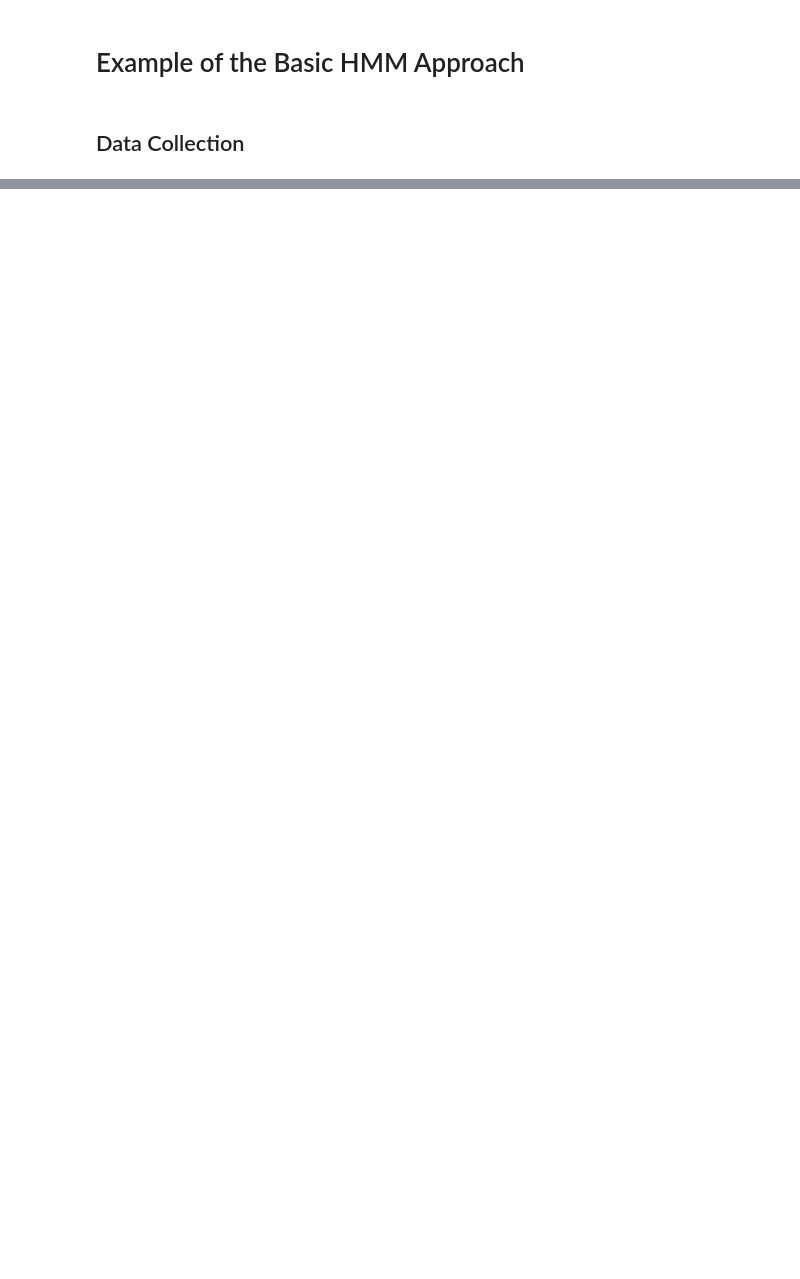
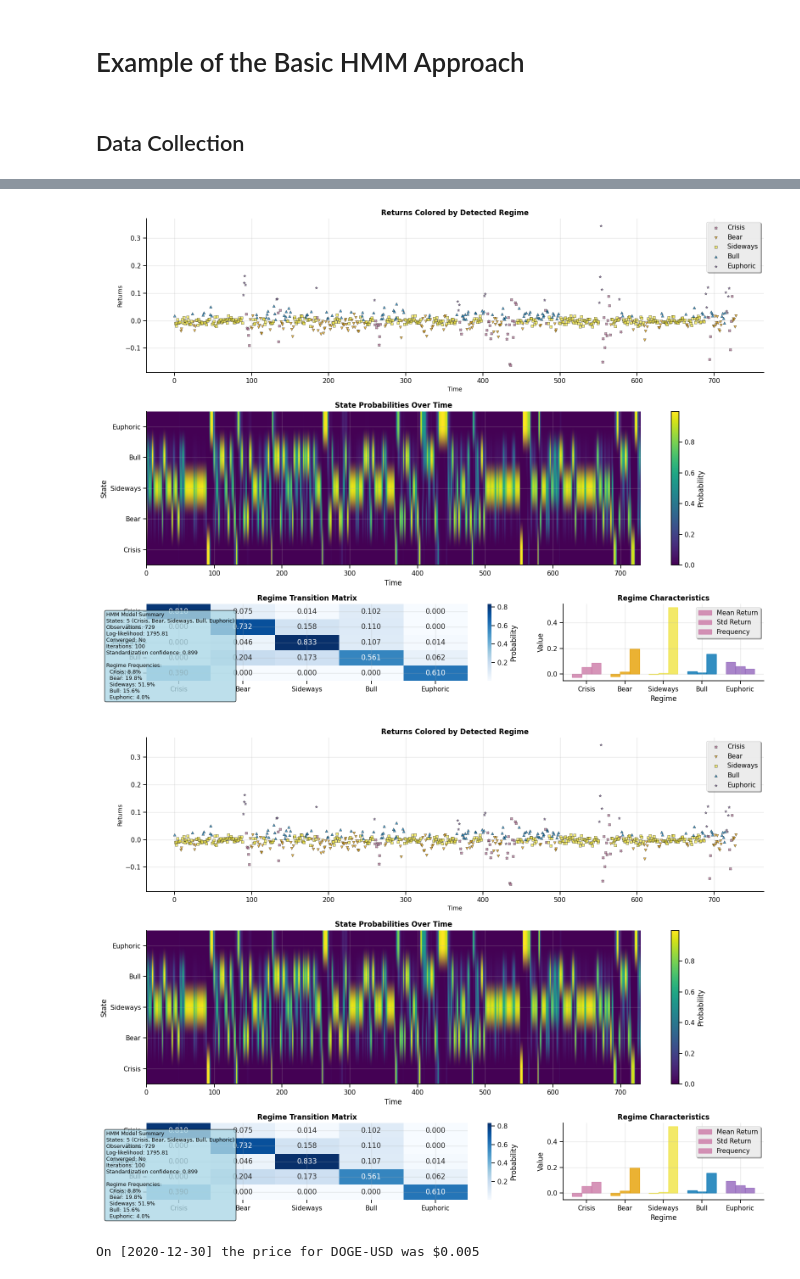
Before and after one commit to hidden-regime/hidden-regime, a Jupyter notebook: notebooks/StateStandarization.ipynb, the cells around one changed output, grey strips where cells are left out. Drawn from its saved outputs; the diff is of its cells as text; code cells hidden in the pictures; blank space fills up the shorter version.

```diff
--- a/notebooks/StateStandarization.ipynb
+++ b/notebooks/StateStandarization.ipynb
@@ -316,0 +50,8 @@ State: Bear(1)
+# %%
+returns = data['log_return'].values
+dates = data['date'].values
+# %%
+hmm_config = HMMConfig.for_standardized_regimes(regime_type=REGIME_TYPE, conservative=False)
+# %%
+hmm = HiddenMarkovModel(config=hmm_config)
+hmm.fit(returns, verbose=True)
@@ -316,0 +76,11 @@ State: Bear(1)
+# %%
+hmm.plot(returns)
+# %% [output]
+[figure, added]
+[figure, added]
+# %%
+last_price = data['price'].iloc[-1]
+last_date = data['date'].iloc[-1]
+print(f'On [{last_date.strftime(DATE_FMT)}] the price for {TICKER} was ${last_price:.3f}')
+# %% [output]
+On [2020-12-30] the price for DOGE-USD was $0.005
```
Also changed, not shown: parts of 40 cells of this notebook, 3 other files.
